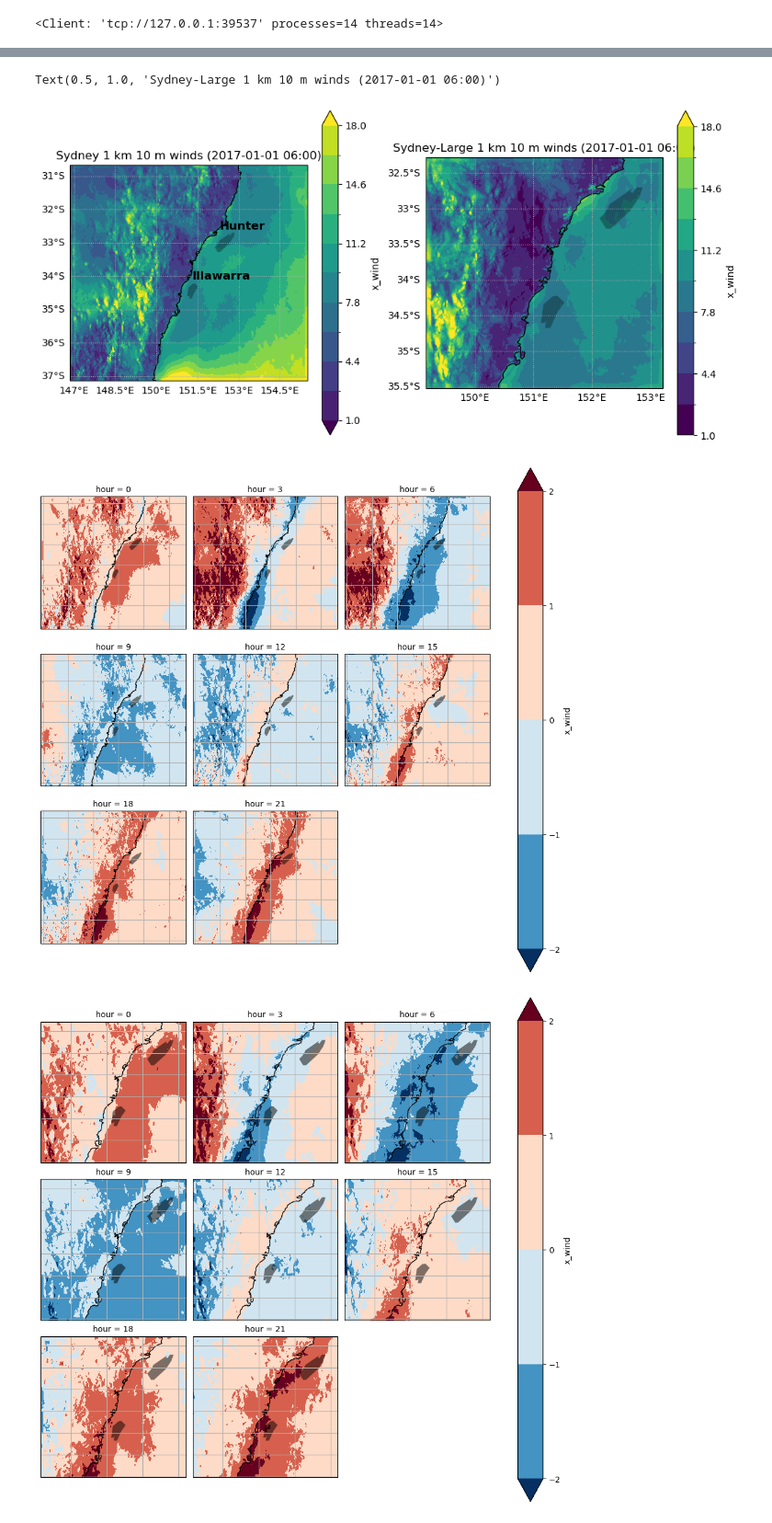
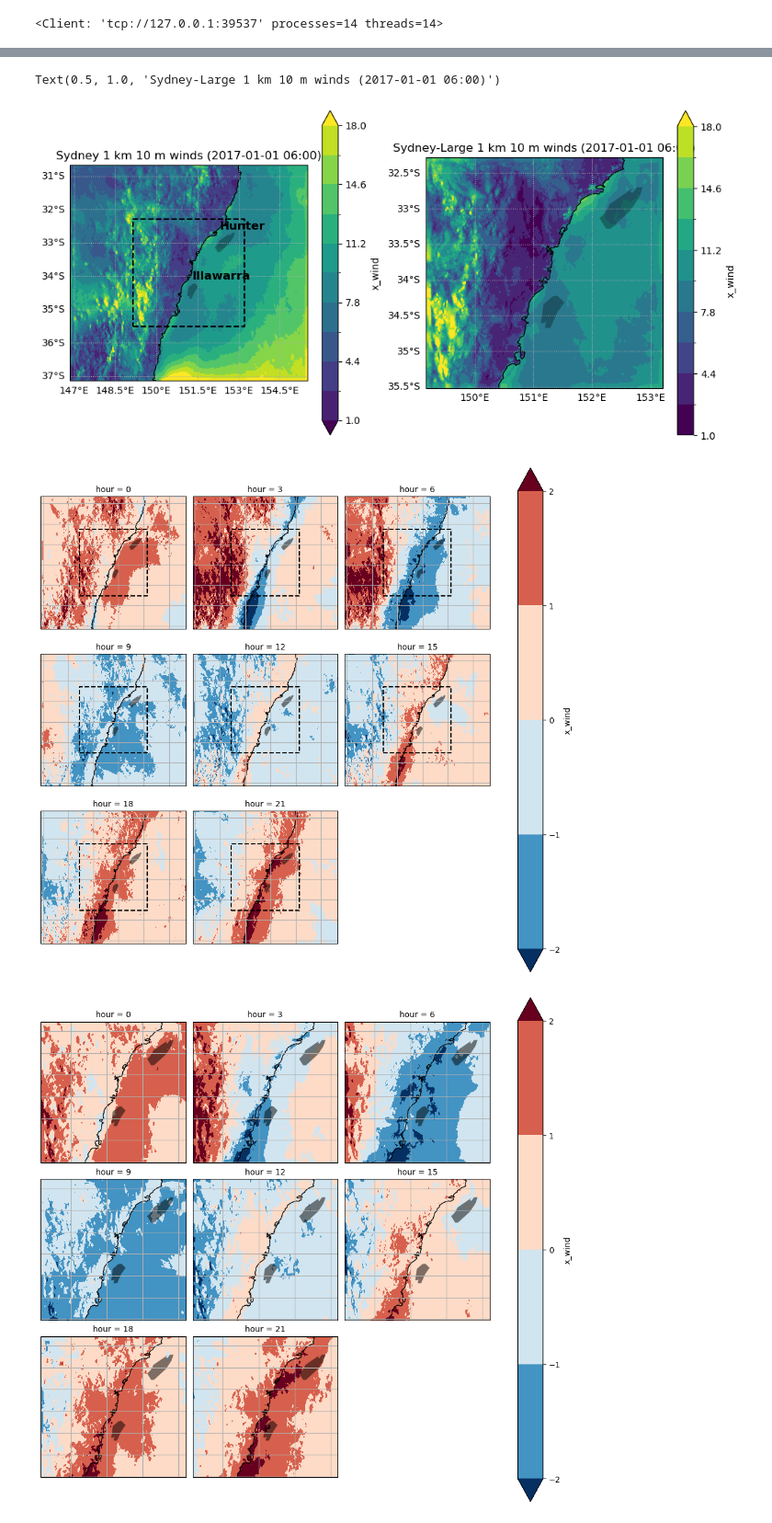
Before and after one commit to 21centuryweather/RNS_Sydney_1km, a Jupyter notebook: plotting_code/boundary_effects.ipynb, the cells around one changed output, grey strips where cells are left out. Shown at 92% size. Saved outputs shown, nothing was run; the diff lists cells and outputs as text; code cells hidden in the pictures.

```diff
--- a/plotting_code/boundary_effects.ipynb
+++ b/plotting_code/boundary_effects.ipynb
@@ -178,6 +198,16 @@ ax.set_extent((u_l_hourly.longitude.min(),
                u_l_hourly.longitude.max(),
                u_l_hourly.latitude.min(),
                u_l_hourly.latitude.max()))
+plt.plot([u_hourly.longitude.min(),
+          u_hourly.longitude.max(),
+          u_hourly.longitude.max(),
+          u_hourly.longitude.min(),
+          u_hourly.longitude.min()],
+         [u_hourly.latitude.min(),
+          u_hourly.latitude.min(),
+          u_hourly.latitude.max(),
+          u_hourly.latitude.max(),
+          u_hourly.latitude.min()], color="k", ls="--")
 
 plt.title("Sydney 1 km 10 m winds (2017-01-01 06:00)")
 
@@ -195,31 +225,41 @@ ax.gridlines(draw_labels=["left","bottom"],ls=":")
 plt.title("Sydney-Large 1 km 10 m winds (2017-01-01 06:00)")
 # %% [output]
 Text(0.5, 1.0, 'Sydney-Large 1 km 10 m winds (2017-01-01 06:00)')
-[figure, old version]
+[figure, new version]
 # %%
 #Plot 3-hourly U wind anomalies for the large domain
 
 fg = (u_l_hourly.x_wind.sel(hour=[0,3,6,9,12,15,18,21]) - u_l_mean.x_wind).plot.contourf(
     levels=[-2,-1,0,1,2],
     col="hour",
     col_wrap=3,
     robust=True,
     subplot_kws={"projection":ccrs.PlateCarree()}
 )
 
 for i in range(fg.axs.shape[0]):
     for j in range(fg.axs.shape[1]):
         ax=fg.axs[i,j]
         ax.coastlines()
         ax.gridlines()
         ax.set_extent((u_l_hourly.longitude.min(),
                        u_l_hourly.longitude.max(),
                        u_l_hourly.latitude.min(),
                        u_l_hourly.latitude.max()))
         geopandas.GeoDataFrame(offshore_regions).loc[[0],"geometry"].plot(ax=ax,alpha=0.5,color="k")
         geopandas.GeoDataFrame(offshore_regions).loc[[8],"geometry"].plot(ax=ax,alpha=0.5,color="k")
+        ax.plot([u_hourly.longitude.min(),
+          u_hourly.longitude.max(),
+          u_hourly.longitude.max(),
+          u_hourly.longitude.min(),
+          u_hourly.longitude.min()],
+         [u_hourly.latitude.min(),
+          u_hourly.latitude.min(),
+          u_hourly.latitude.max(),
+          u_hourly.latitude.max(),
+          u_hourly.latitude.min()], color="k", ls="--")
 # %% [output]
-[figure, old version]
+[figure, new version]
 # %%
 #Plot 3-hourly U wind anomalies for the normal domain
 
```
Also changed, not shown: parts of 3 cells of this notebook.
